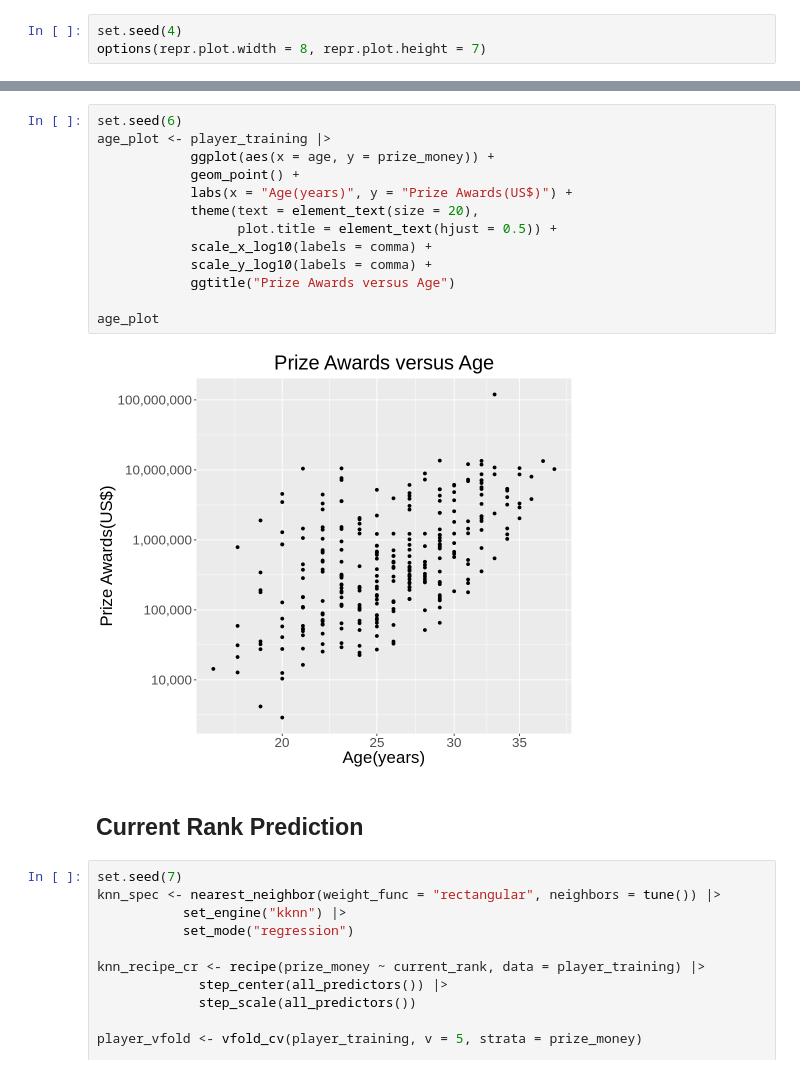
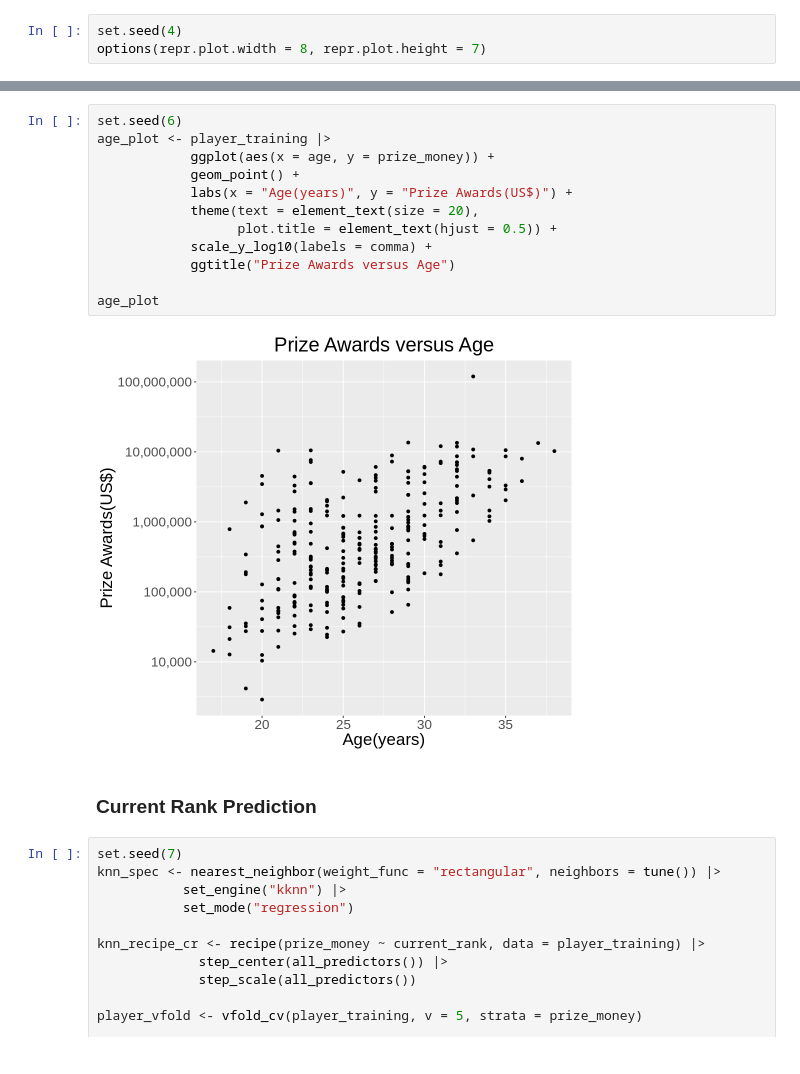
Before and after one commit to HaoyuYou/player_group_project, a Jupyter notebook: group_proposal.ipynb, the cells around one changed output, grey strips where cells are left out. Saved outputs shown, nothing was run; the diff lists cells and outputs as text.

```diff
--- a/group_proposal.ipynb
+++ b/group_proposal.ipynb
@@ -142,20 +149,19 @@ current_rank_plot
 # %%
 set.seed(6)
 age_plot <- player_training |>
             ggplot(aes(x = age, y = prize_money)) +
             geom_point() +
             labs(x = "Age(years)", y = "Prize Awards(US$)") +
             theme(text = element_text(size = 20),
                   plot.title = element_text(hjust = 0.5)) +
-            scale_x_log10(labels = comma) +
             scale_y_log10(labels = comma) +
             ggtitle("Prize Awards versus Age")
 
 age_plot
 # %% [output]
-[figure, old version]
+[figure, new version]
 # %% [markdown]
-## Current Rank Prediction
+### Current Rank Prediction
 # %%
 set.seed(7)
 knn_spec <- nearest_neighbor(weight_func = "rectangular", neighbors = tune()) |>
```
Also changed, not shown: parts of 29 cells of this notebook.
